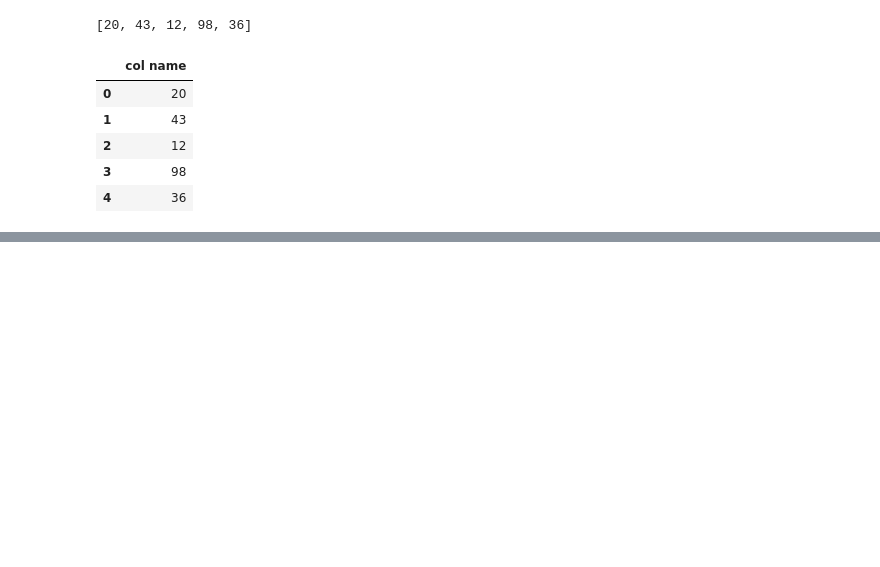
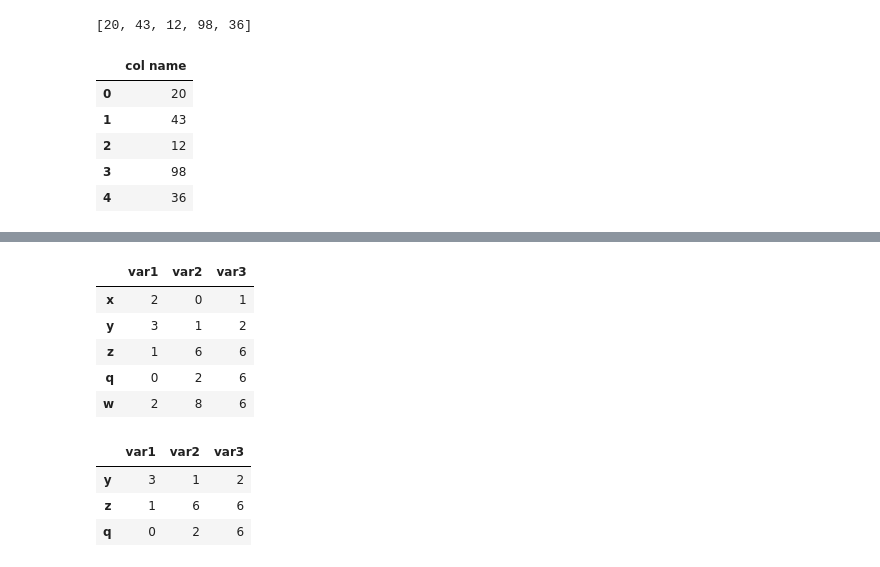
Before and after one commit to mtamerb/data-manipulation, a Jupyter notebook: pandas.ipynb, the cells around one changed output, grey strips where cells are left out. Saved outputs shown, nothing was run; the diff lists cells and outputs as text; code cells hidden in the pictures; blank space fills up the shorter version.

```diff
--- a/pandas.ipynb
+++ b/pandas.ipynb
@@ -217,0 +265,18 @@ pd.DataFrame(l, columns = ["col name"])
+# %%
+df
+# %% [output]
+|  | var1 | var2 | var3 |
+| x | 2 | 0 | 1 |
+| y | 3 | 1 | 2 |
+| z | 1 | 6 | 6 |
+| q | 0 | 2 | 6 |
+| w | 2 | 8 | 6 |
+# %%
+df[
+    "y" : "q"
+]
+# %% [output]
+|  | var1 | var2 | var3 |
+| y | 3 | 1 | 2 |
+| z | 1 | 6 | 6 |
+| q | 0 | 2 | 6 |
```
Also changed, not shown: parts of 29 cells of this notebook.
